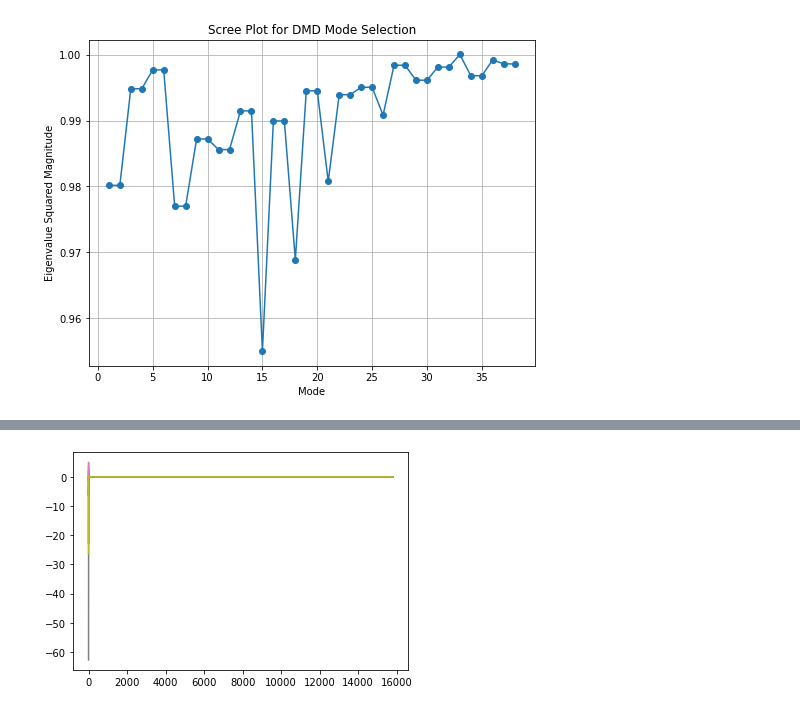
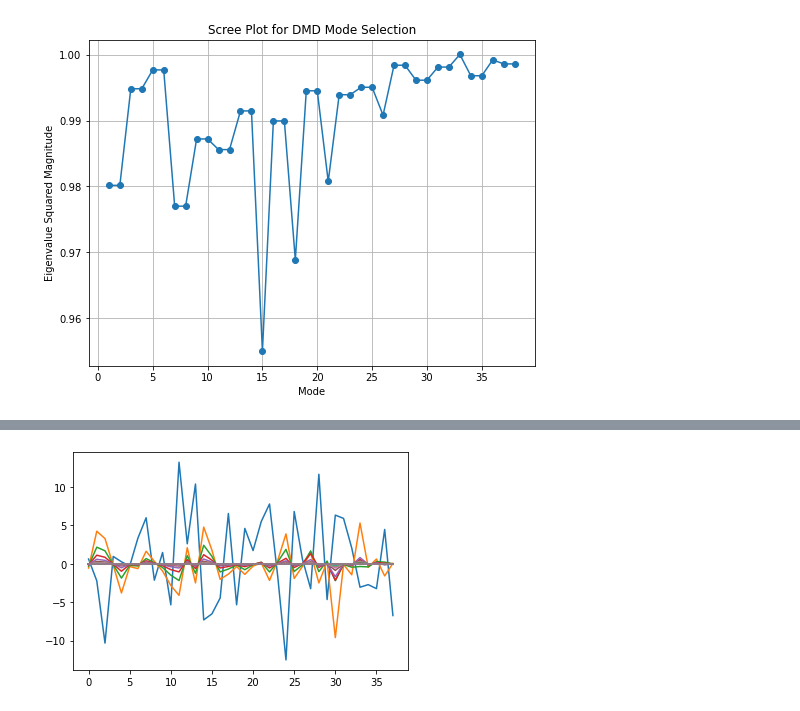
Before and after one commit to 11hoda11/fusion, a Jupyter notebook: DMD.ipynb, the cells around one changed output, grey strips where cells are left out. Drawn from its saved outputs; the diff is of its cells as text; code cells hidden in the pictures.

Commit message:
run and plot DMD by MATLAB

```diff
--- a/DMD.ipynb
+++ b/DMD.ipynb
@@ -229,5 +257,5 @@ time_dynamics.shape
 # %%
-plt.plot(time_dynamics.T)
+plt.plot(Xdmd)
 plt.show()
 # %% [output]
-[figure, old version]
+[figure, new version]
```
Also changed, not shown: parts of 6 cells of this notebook, 2 other files.
